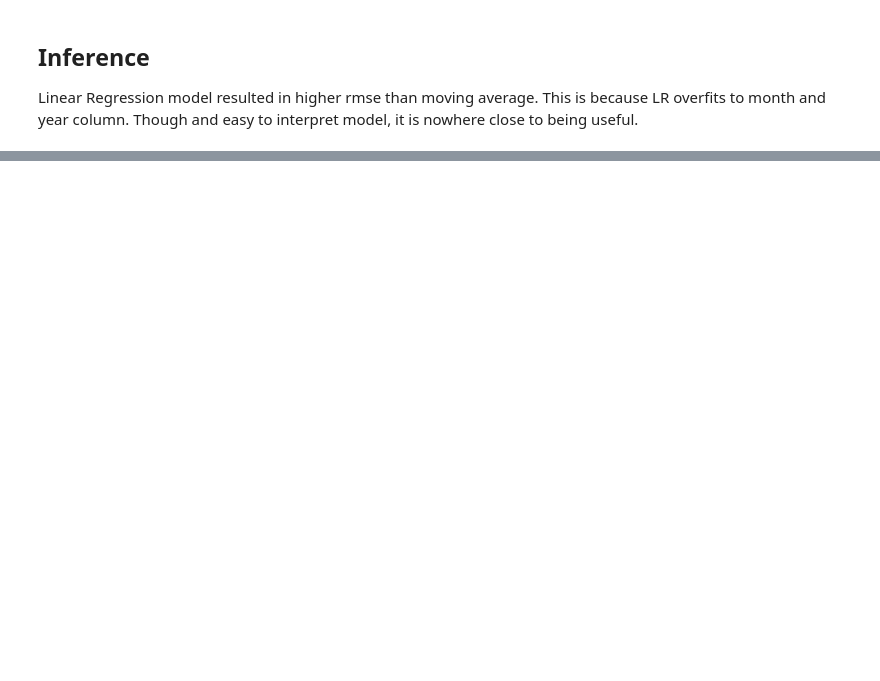
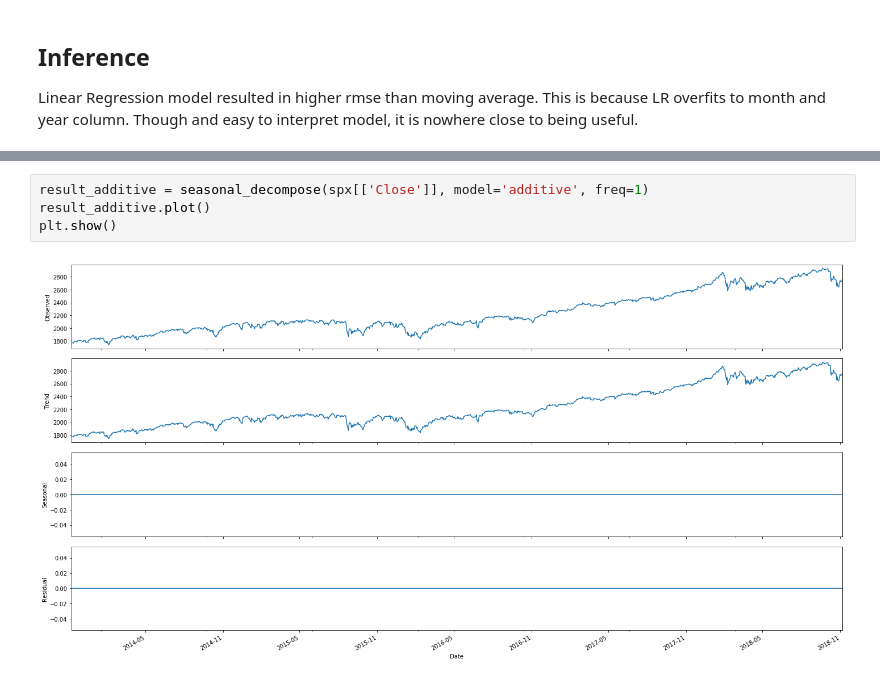
Before and after one commit to nagaraj-h/stock_index_prediction, a Jupyter notebook: spx.ipynb, the cells around one changed output, grey strips where cells are left out. Drawn from its saved outputs; the diff is of its cells as text; blank space fills up the shorter version.

```diff
--- a/spx.ipynb
+++ b/spx.ipynb
@@ -288,0 +372,6 @@ Linear Regression model resulted in higher rmse than moving average. This is bec
+# %%
+result_additive = seasonal_decompose(spx[['Close']], model='additive', freq=1)
+result_additive.plot()
+plt.show()
+# %% [output]
+[figure, added]
```
Also changed, not shown: parts of 41 cells of this notebook.
